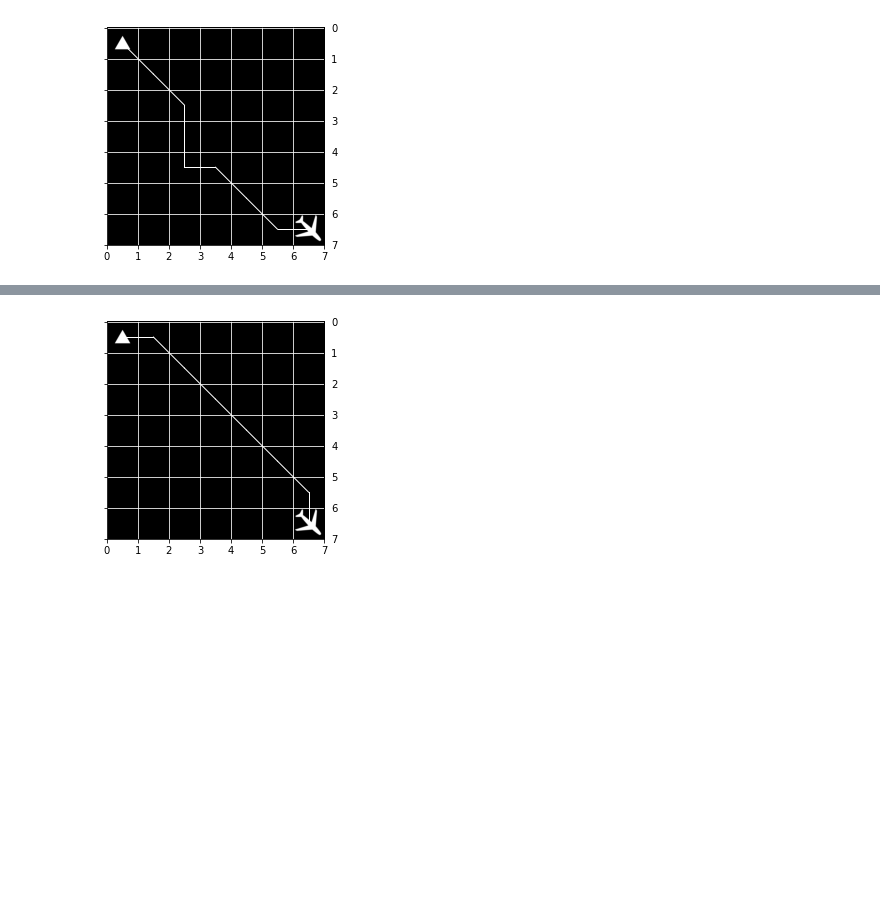
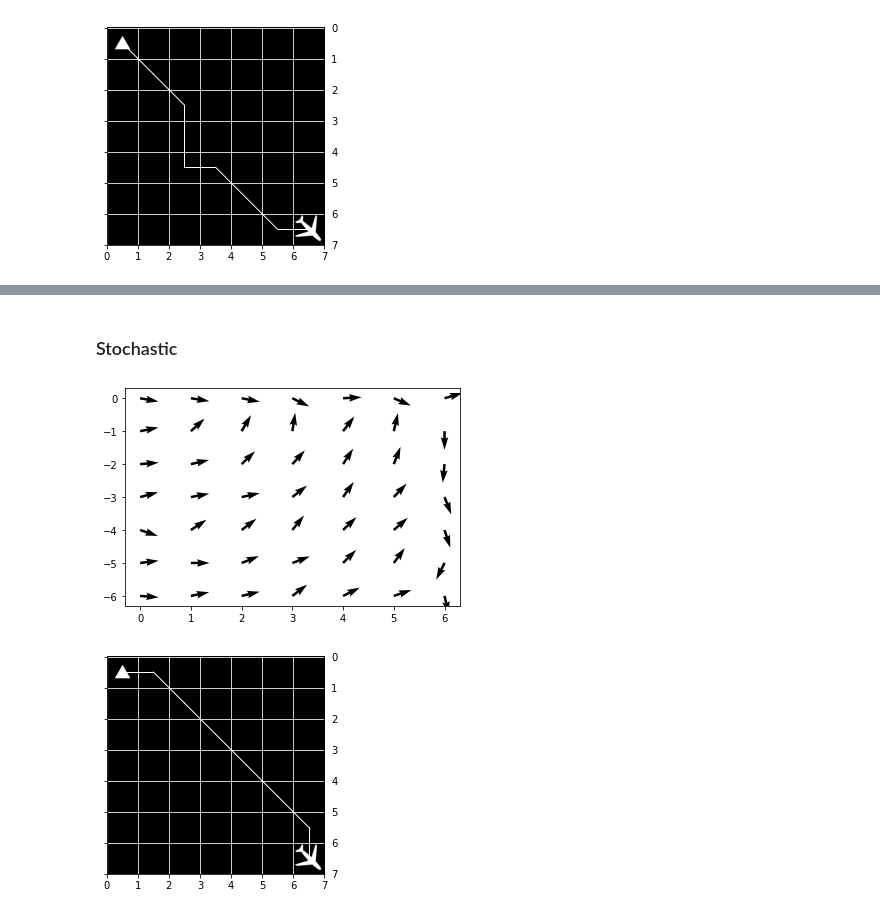
Before and after one commit to n00b-c0dr/Wind-based-path-planning-for-UAVs, a Jupyter notebook: play.ipynb, the cells around one changed output, grey strips where cells are left out. Saved outputs shown, nothing was run; the diff lists cells and outputs as text; code cells hidden in the pictures; blank space fills up the shorter version.

```diff
--- a/play.ipynb
+++ b/play.ipynb
@@ -11,9 +30,7 @@ env.plot_windfield(mean_wind_field)
 # %%
-env.generate_windfield(type=2,varying=True)
-policy=Agent.value_iteration(env)
+env.uniform_windfield()
+policy=Dynamic_programming.value_iteration(env)
 # %%
-Dynamic_programming.play_policy(env,policy)
+Dynamic_programming.run_policy(env,policy)
 # %% [output]
 [figure]
-# %%
-env=Windfield_Env.WindField(size=7)
@@ -25 +46,8 @@ env.plot_windfield(mean_wind_field)
+# %% [markdown]
+### Stochastic
+# %%
+non_uniform = env.non_uniform_windfield1()
+env.plot_windfield(non_uniform)
+# %% [output]
+[figure, added]
 # %%
```
Also changed, not shown: parts of 21 cells of this notebook, 5 other files.
